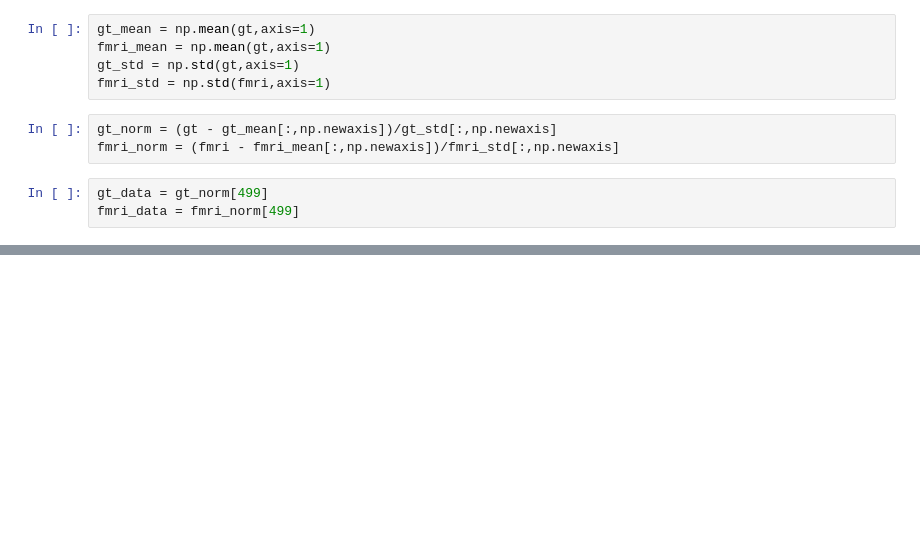
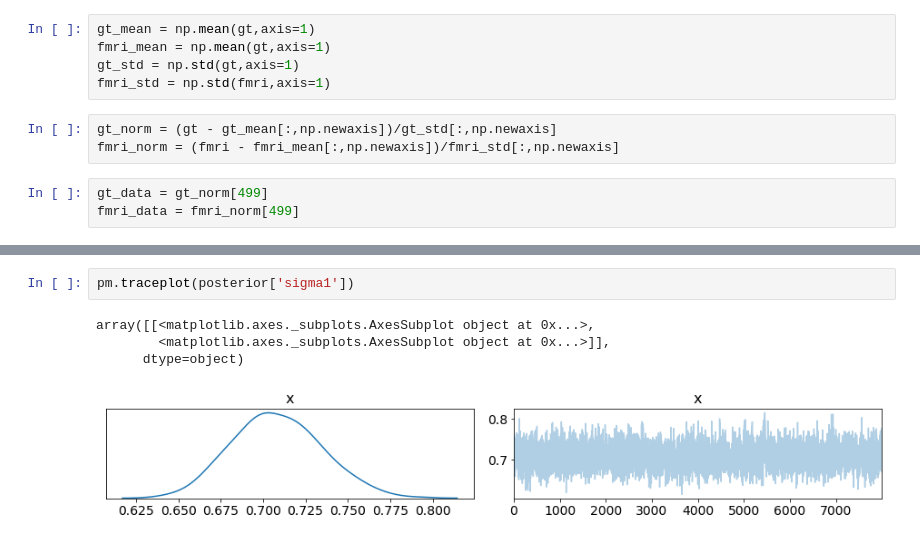
Before and after one commit to hstrey/fMRI-analysis, a Jupyter notebook: phantom multiplicative noise pymc3.ipynb, the cells around one changed output, grey strips where cells are left out. Drawn from its saved outputs; the diff is of its cells as text; blank space fills up the shorter version.

```diff
--- a/phantom multiplicative noise pymc3.ipynb
+++ b/phantom multiplicative noise pymc3.ipynb
@@ -49,0 +82,7 @@ plt.plot(fmri_data)
+# %%
+pm.traceplot(posterior['sigma1'])
+# %% [output]
+array([[<matplotlib.axes._subplots.AxesSubplot object at 0x...>,
+        <matplotlib.axes._subplots.AxesSubplot object at 0x...>]],
+      dtype=object)
+[figure, added]
```
Also changed, not shown: parts of 7 cells of this notebook.
